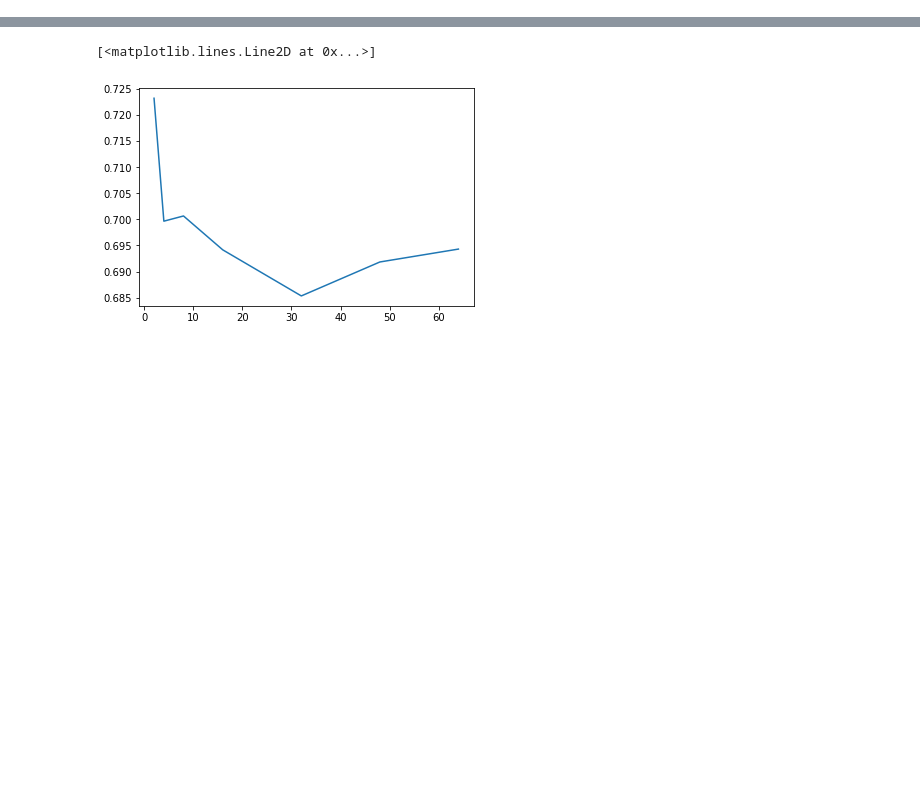
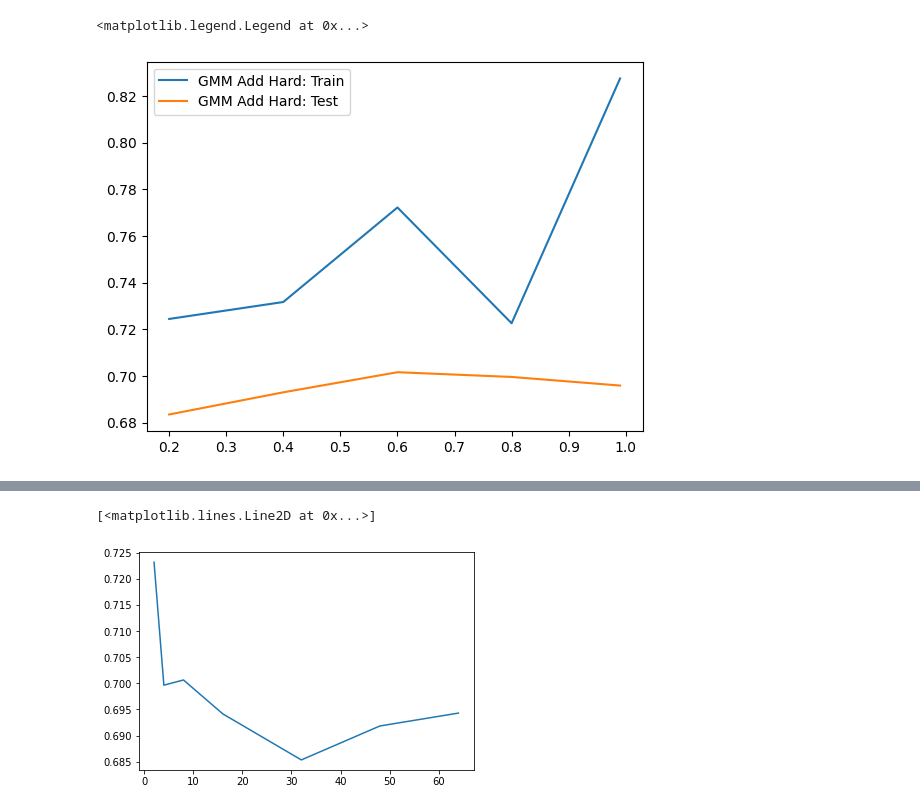
Before and after one commit to vinitjogani/clustering-comparison, a Jupyter notebook: explore.ipynb, the cells around one changed output, grey strips where cells are left out. Saved outputs shown, nothing was run; the diff lists cells and outputs as text; code cells hidden in the pictures; blank space fills up the shorter version.

```diff
--- a/explore.ipynb
+++ b/explore.ipynb
@@ -20,0 +149,26 @@ def load_scores(key, var):
+# %%
+dataset = 'term_deposits'
+
+algo = 'ica'
+
+x, y1, y2, y3 = load_trainsize_scores(f'trainsize_rca_credit_score')
+plt.plot(x, y1, label='GMM Add Hard: Train')
+plt.plot(x, y2, label='GMM Add Hard: Test')
+
+
+# x, y1, y2 = load_iter_scores(f'iter_gmm_replace_hard')
+# plt.plot(x, y1, label='GMM Replace Hard: Train')
+# plt.plot(x, y2, label='GMM Replace Hard: Test')
+
+# x, y1, y2 = load_iter_scores(f'iter_gmm_replace_soft')
+# plt.plot(x, y1, label='GMM Replace Soft: Train')
+# plt.plot(x, y2, label='GMM Replace Soft: Test')
+
+# x, y1, y2 = load_iter_scores(f'iter_gmm_add_soft')
+# plt.plot(x, y1, label='GMM Replace Soft: Train')
+# plt.plot(x, y2, label='GMM Replace Soft: Test')
+
+plt.legend()
+# %% [output]
+<matplotlib.legend.Legend at 0x...>
+[figure, added]
```
Also changed, not shown: parts of 55 cells of this notebook, 18 other files.
